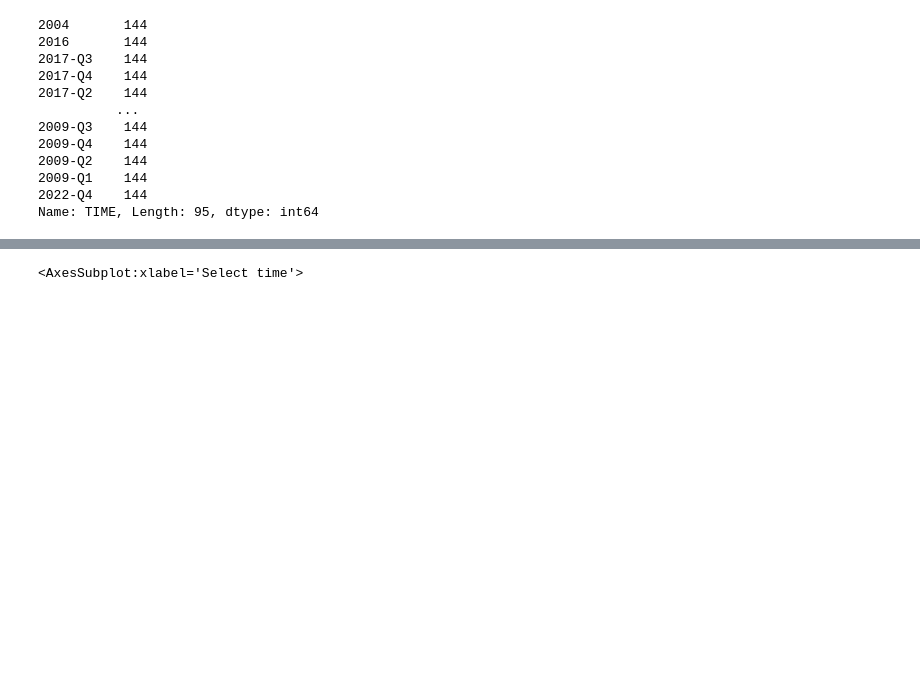
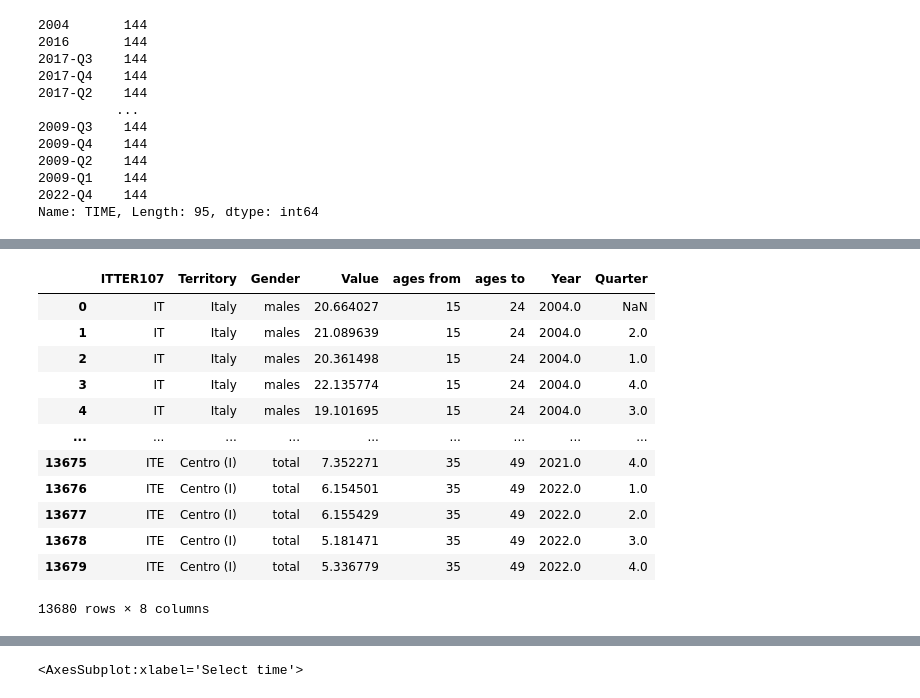
Before and after one commit to OmdenaAI/milan-italy-impact-covid-crimes, a Jupyter notebook: src/tasks/task-2-data-cleaning/unemployment_quarterly.ipynb, the cells around one changed output, grey strips where cells are left out. Cells and saved outputs as stored; diff of their text form; code cells hidden in the pictures; blank space fills up the shorter version.

Commit message:
saving the final cleaned file

```diff
--- a/src/tasks/task-2-data-cleaning/unemployment_quarterly.ipynb
+++ b/src/tasks/task-2-data-cleaning/unemployment_quarterly.ipynb
@@ -137,0 +149,4 @@ array(['2004', '2004-Q2', '2004-Q1', '2004-Q4', '2004-Q3', '2005',
+# %%
+# Droping the columns that are not needed
+unemployment_qr_clean = unemployment_qr
+unemployment_qr_clean.drop(['SEXISTAT1','Select time','ETA1','TIPO_DATO_FOL', 'Data type', 'Flag Codes', 'Flags'], axis=1, inplace=True)
@@ -137,0 +156,10 @@ array(['2004', '2004-Q2', '2004-Q1', '2004-Q4', '2004-Q3', '2005',
+# %%
+def extract_ages(age_str):
+    ages = age_str.split('-')
+    age_from = int(ages[0])
+    age_to = int(ages[1].split()[0])
+    return age_from, age_to
+# %%
+unemployment_qr_clean[['ages from', 'ages to']] = unemployment_qr_clean['Age class'].apply(lambda x: pd.Series(extract_ages(x)))
+unemployment_qr_clean.drop('Age class', axis=1, inplace=True)
+unemployment_qr_clean.head()
@@ -137,0 +173,26 @@ array(['2004', '2004-Q2', '2004-Q1', '2004-Q4', '2004-Q3', '2005',
+# %%
+def extract_year_quarter(year_str):
+    if '-Q' in year_str:
+        year, quarter = year_str.split('-Q')
+        return int(year), int(quarter)
+    else:
+        return int(year_str), None
+
+
+unemployment_qr_clean[['Year', 'Quarter']] = unemployment_qr_clean['TIME'].apply(lambda x: pd.Series(extract_year_quarter(x)))
+unemployment_qr_clean.drop('TIME', axis=1, inplace=True)
+unemployment_qr_clean
+# %% [output]
+|  | ITTER107 | Territory | Gender | Value | ages from | ages to | Year | Quarter |
+| 0 | IT | Italy | males | 20.664027 | 15 | 24 | 2004.0 | NaN |
+| 1 | IT | Italy | males | 21.089639 | 15 | 24 | 2004.0 | 2.0 |
+| 2 | IT | Italy | males | 20.361498 | 15 | 24 | 2004.0 | 1.0 |
+| 3 | IT | Italy | males | 22.135774 | 15 | 24 | 2004.0 | 4.0 |
+| 4 | IT | Italy | males | 19.101695 | 15 | 24 | 2004.0 | 3.0 |
+| ... | ... | ... | ... | ... | ... | ... | ... | ... |
+| 13675 | ITE | Centro (I) | total | 7.352271 | 35 | 49 | 2021.0 | 4.0 |
+| 13676 | ITE | Centro (I) | total | 6.154501 | 35 | 49 | 2022.0 | 1.0 |
+| 13677 | ITE | Centro (I) | total | 6.155429 | 35 | 49 | 2022.0 | 2.0 |
+| 13678 | ITE | Centro (I) | total | 5.181471 | 35 | 49 | 2022.0 | 3.0 |
+| 13679 | ITE | Centro (I) | total | 5.336779 | 35 | 49 | 2022.0 | 4.0 |
+13680 rows × 8 columns
```
Also changed, not shown: parts of 10 cells of this notebook, 1 other file.
